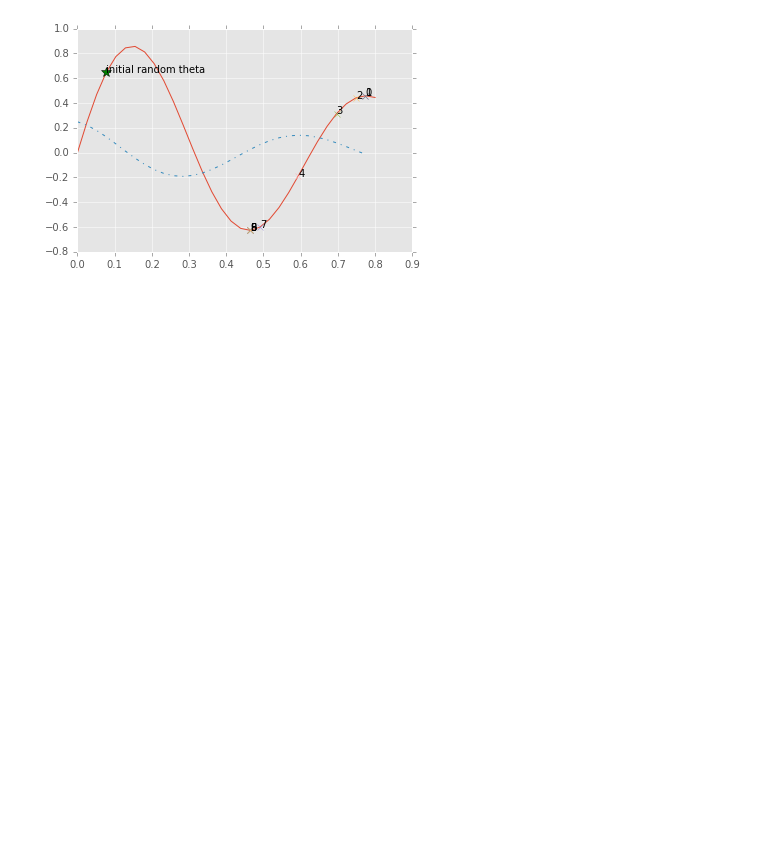
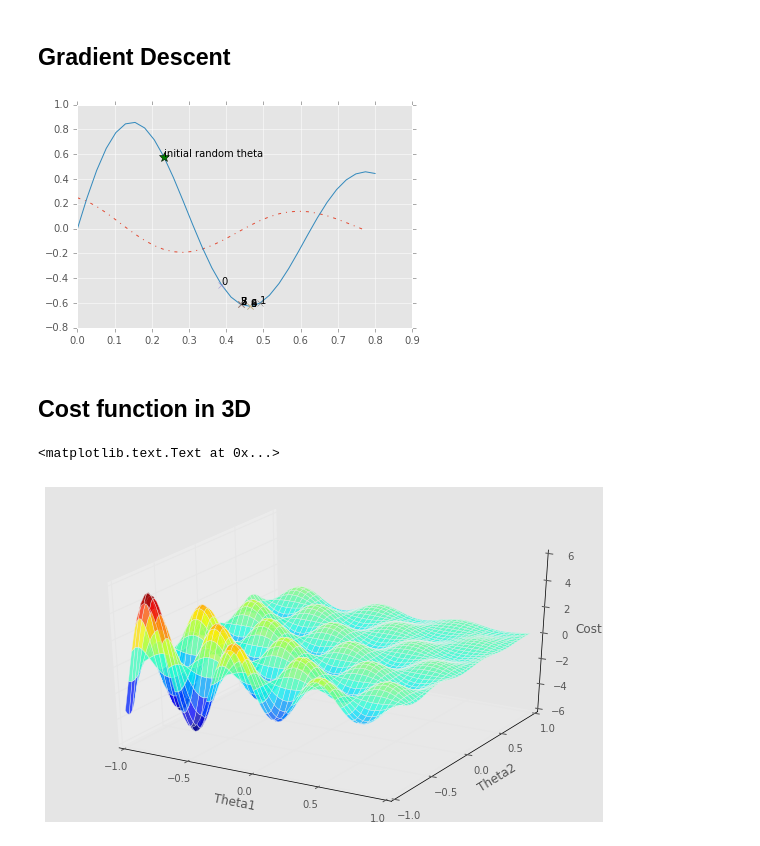
Before and after one commit to slegroux/slgML, a Jupyter notebook: gradient_descent.ipynb, the cells around one changed output. Saved outputs shown, nothing was run; the diff lists cells and outputs as text; code cells hidden in the pictures; blank space fills up the shorter version.

Commit message:
gradient 3d

```diff
--- a/gradient_descent.ipynb
+++ b/gradient_descent.ipynb
@@ -1,27 +29,6 @@
+# %% [markdown]
+## Gradient Descent
 # %%
-import numpy as np
-from matplotlib import pyplot as plt
-%matplotlib inline
-# print plt.style.available
-# plt.style.use('seaborn-pastel')
-plt.style.use('ggplot')
-
-t_end = 0.8#s
-Fs = 40
-theta = np.linspace(0, t_end, t_end*Fs)
-
-def cost(theta):
-    # theta value or vector
-    theta = np.array(theta)
-    hz = 10
-    return np.sin(hz*theta)*np.exp(-theta)
-
-c = cost(theta)
-plt.plot(theta,c,lw=1)
-
-grad = np.diff(c)
-plt.plot(theta[:-1], grad,'-.')
-
 def gradient_descent(cost, x, learning_rate, Fs, iterations):
     # start at random location in the sample space
     theta_i = np.random.randint(len(x)*0.1,len(x)*0.9)
@@ -35,6 +42,26 @@ def gradient_descent(cost, x, learning_rate, Fs, iterations):
 #         print cost(x[theta_i])
 #         plt.plot(x[theta_i],cost[theta_i])
 
+plt.plot(theta[:-1], grad,'-.')
+plt.plot(theta,c,lw=1)
 gradient_descent(cost, theta,Fs, 0.8, 10)
 # %% [output]
-[figure, old version]
+[figure, new version]
+# %% [markdown]
+## Cost function in 3D
+# %%
+from mpl_toolkits.mplot3d import axes3d
+from matplotlib import cm
+hz = 10
+fig = plt.figure(figsize=(10, 6))
+ax = fig.gca(projection='3d')
+
+x, y = np.mgrid[-1:1:0.02, -1:1:0.02]
+X, Y, Z = x, y, np.sin(hz*x)*np.exp(-x)*np.cos(hz*y)*np.exp(-y)
+ax.plot_surface(X, Y, Z, rstride=2, cstride=2, alpha=0.75, cmap='jet', shade=False)
+ax.set_xlabel('Theta1')
+ax.set_ylabel('Theta2')
+ax.set_zlabel('Cost')
+# %% [output]
+<matplotlib.text.Text at 0x...>
+[figure, added]
```
Also changed, not shown: parts of 3 cells of this notebook.
